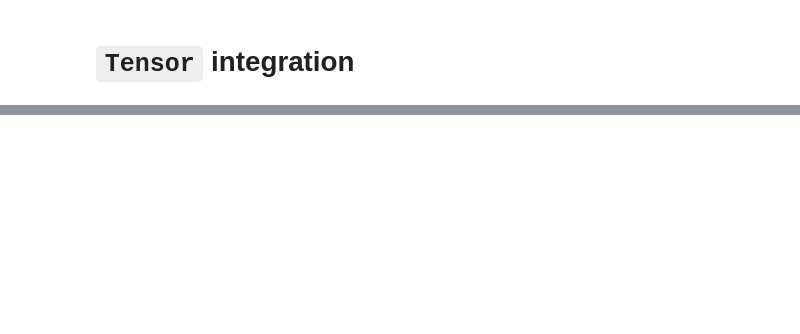
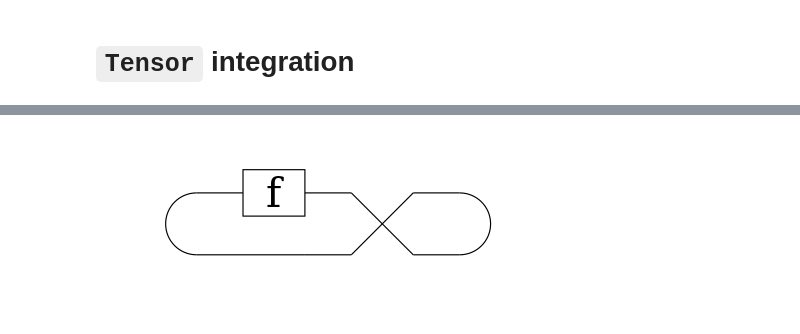
Before and after one commit to benzrf/compact-closed, a Jupyter notebook: StringDiagrams2.ipynb, the cells around one changed output, grey strips where cells are left out. Cells and saved outputs as stored; diff of their text form; code cells hidden in the pictures; blank space fills up the shorter version.

```diff
--- a/StringDiagrams2.ipynb
+++ b/StringDiagrams2.ipynb
@@ -204,0 +256,4 @@ import Classes
+# %%
+renderFree (CompactClosed.Operations.trace (Labelled "f" :: FreeEndo (Named "x")) :: FreeEndo I)
+# %% [output]
+[figure, added]
```
Also changed, not shown: parts of 20 cells of this notebook, 3 other files.
